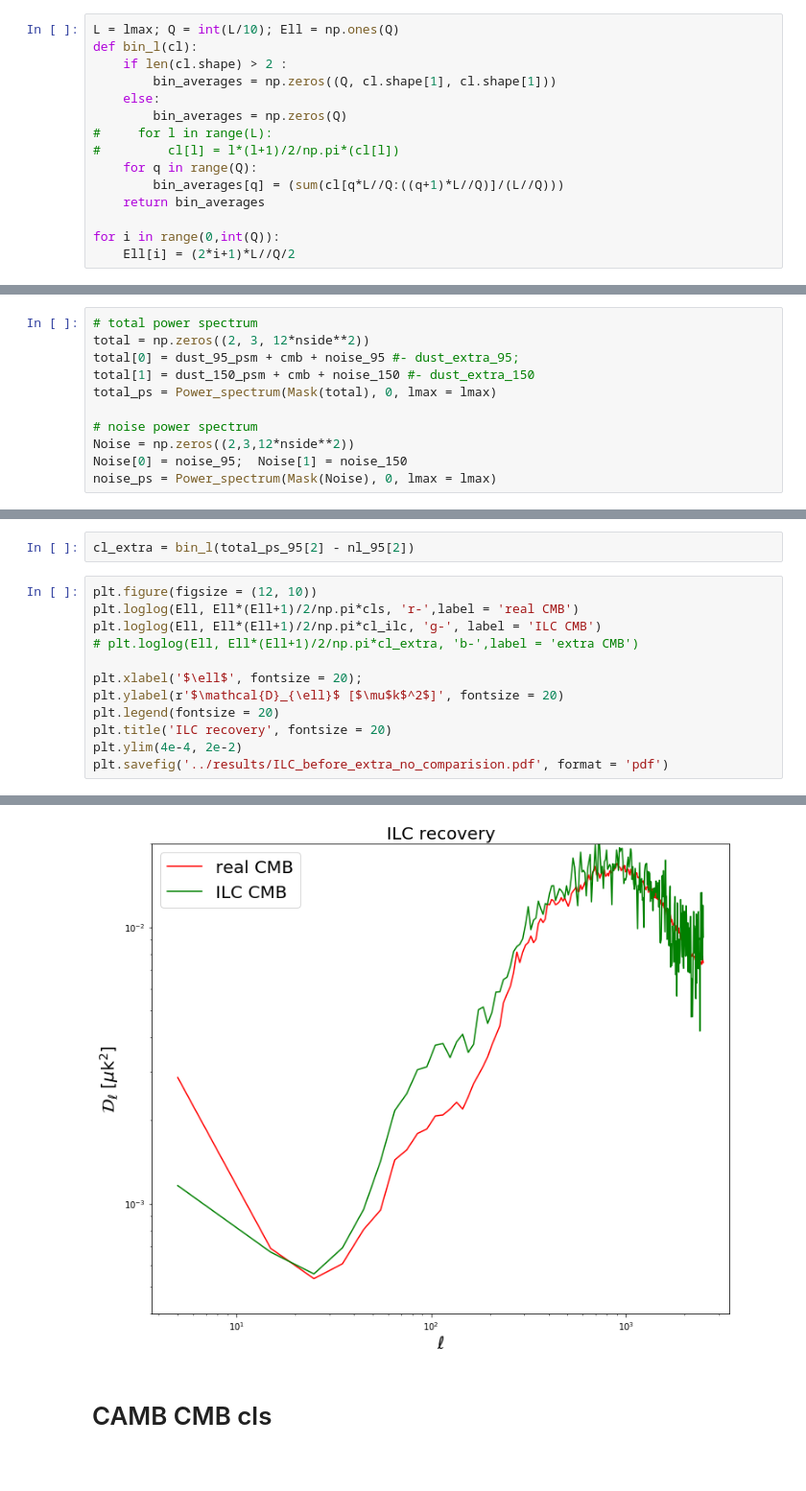
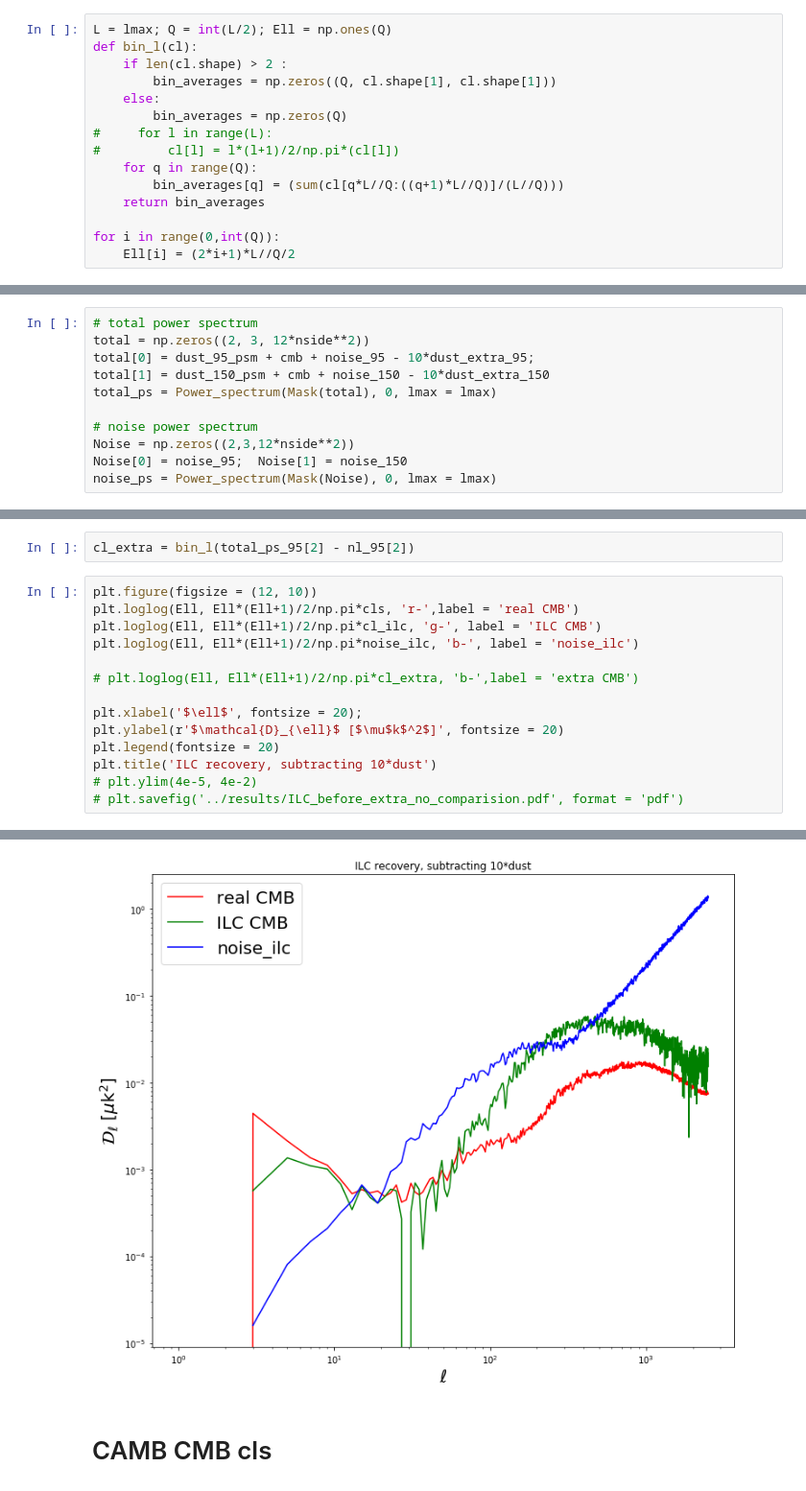
Before and after one commit to yaojian95/Ali_foreground, a Jupyter notebook: codes/Foregrounds.ipynb, the cells around one changed output, grey strips where cells are left out. Shown at 96% size. Drawn from its saved outputs; the diff is of its cells as text.

```diff
--- a/codes/Foregrounds.ipynb
+++ b/codes/Foregrounds.ipynb
@@ -88,7 +88,7 @@ def Extra(nu):
 # %%
 dust_extra_95 = Extra(95); dust_extra_150 = Extra(150)
 # %%
-L = lmax; Q = int(L/10); Ell = np.ones(Q)
+L = lmax; Q = int(L/2); Ell = np.ones(Q)
 def bin_l(cl):
     if len(cl.shape) > 2 :
         bin_averages = np.zeros((Q, cl.shape[1], cl.shape[1]))
@@ -260,8 +264,8 @@ INDXSCHM = IMPLICIT
 # %%
 # total power spectrum
 total = np.zeros((2, 3, 12*nside**2))
-total[0] = dust_95_psm + cmb + noise_95 #- dust_extra_95;
-total[1] = dust_150_psm + cmb + noise_150 #- dust_extra_150
+total[0] = dust_95_psm + cmb + noise_95 - 10*dust_extra_95;
+total[1] = dust_150_psm + cmb + noise_150 - 10*dust_extra_150
 total_ps = Power_spectrum(Mask(total), 0, lmax = lmax)
 
 # noise power spectrum
@@ -294,12 +298,14 @@ cl_extra = bin_l(total_ps_95[2] - nl_95[2])
 plt.figure(figsize = (12, 10))
 plt.loglog(Ell, Ell*(Ell+1)/2/np.pi*cls, 'r-',label = 'real CMB')
 plt.loglog(Ell, Ell*(Ell+1)/2/np.pi*cl_ilc, 'g-', label = 'ILC CMB')
+plt.loglog(Ell, Ell*(Ell+1)/2/np.pi*noise_ilc, 'b-', label = 'noise_ilc')
+
 # plt.loglog(Ell, Ell*(Ell+1)/2/np.pi*cl_extra, 'b-',label = 'extra CMB')
 
 plt.xlabel('$\ell$', fontsize = 20);
 plt.ylabel(r'$\mathcal{D}_{\ell}$ [$\mu$k$^2$]', fontsize = 20)
 plt.legend(fontsize = 20)
-plt.title('ILC recovery', fontsize = 20)
-plt.ylim(4e-4, 2e-2)
-plt.savefig('../results/ILC_before_extra_no_comparision.pdf', format = 'pdf')
+plt.title('ILC recovery, subtracting 10*dust')
+# plt.ylim(4e-5, 4e-2)
+# plt.savefig('../results/ILC_before_extra_no_comparision.pdf', format = 'pdf')
 # %% [output]
@@ -306,4 +313,4 @@ plt.savefig('../results/ILC_before_extra_no_comparision.pdf', format = 'pdf')
-[figure, old version]
+[figure, new version]
 # %% [markdown]
 # CAMB CMB cls
 # %%
```
Also changed, not shown: parts of 5 cells of this notebook.
